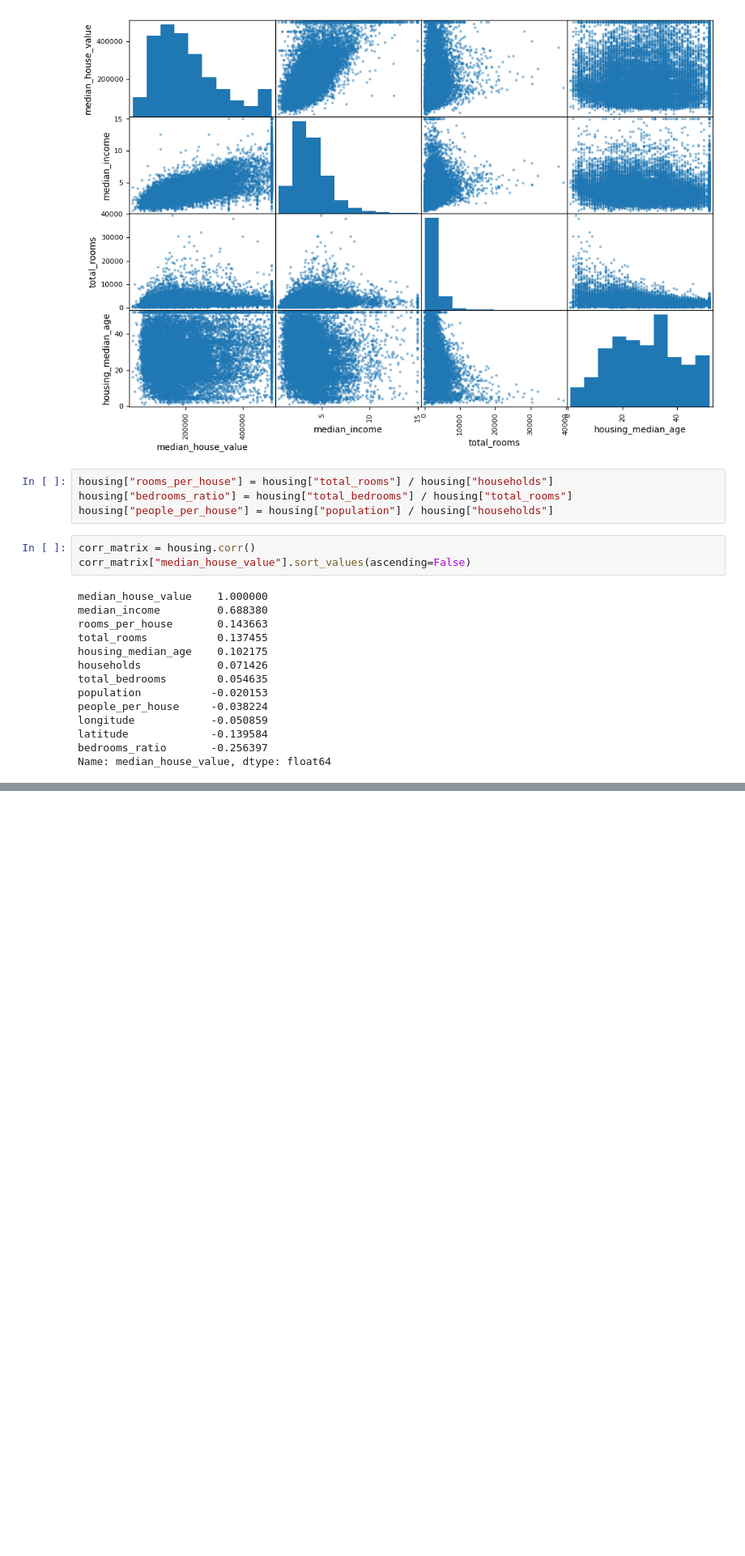
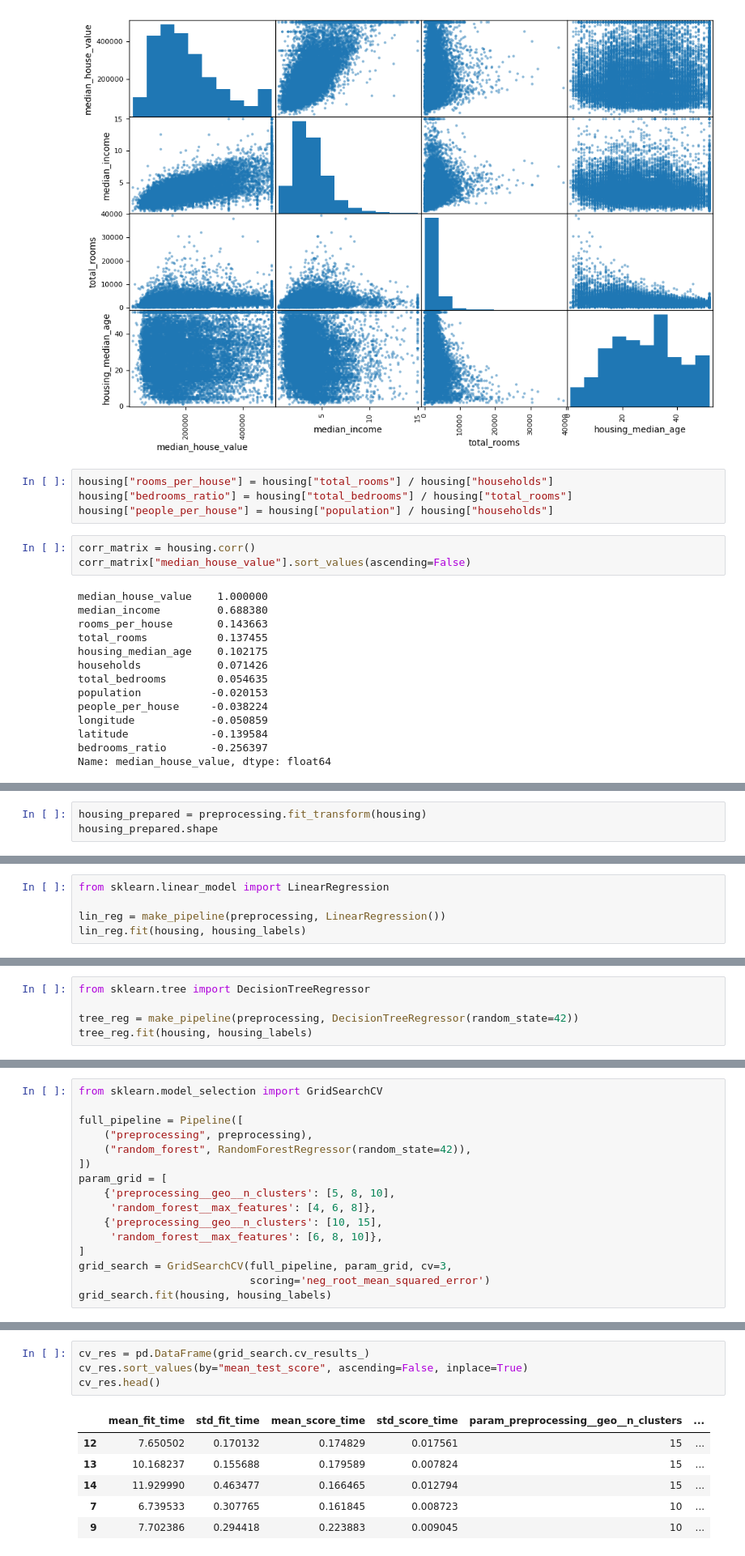
Before and after one commit to PratikHotchandani22/HandsOnML, a Jupyter notebook: Chapter 2/Untitled.ipynb, the cells around one changed output, grey strips where cells are left out. Shown at 81% size. Drawn from its saved outputs; the diff is of its cells as text; blank space fills up the shorter version.

```diff
--- a/Chapter 2/Untitled.ipynb
+++ b/Chapter 2/Untitled.ipynb
@@ -210,0 +448,3 @@ Name: median_house_value, dtype: float64
+# %%
+housing_prepared = preprocessing.fit_transform(housing)
+housing_prepared.shape
@@ -210,0 +468,5 @@ Name: median_house_value, dtype: float64
+# %%
+from sklearn.linear_model import LinearRegression
+
+lin_reg = make_pipeline(preprocessing, LinearRegression())
+lin_reg.fit(housing, housing_labels)
@@ -210,0 +503,5 @@ Name: median_house_value, dtype: float64
+# %%
+from sklearn.tree import DecisionTreeRegressor
+
+tree_reg = make_pipeline(preprocessing, DecisionTreeRegressor(random_state=42))
+tree_reg.fit(housing, housing_labels)
@@ -210,0 +573,16 @@ Name: median_house_value, dtype: float64
+# %%
+from sklearn.model_selection import GridSearchCV
+
+full_pipeline = Pipeline([
+    ("preprocessing", preprocessing),
+    ("random_forest", RandomForestRegressor(random_state=42)),
+])
+param_grid = [
+    {'preprocessing__geo__n_clusters': [5, 8, 10],
+     'random_forest__max_features': [4, 6, 8]},
+    {'preprocessing__geo__n_clusters': [10, 15],
+     'random_forest__max_features': [6, 8, 10]},
+]
+grid_search = GridSearchCV(full_pipeline, param_grid, cv=3,
+                           scoring='neg_root_mean_squared_error')
+grid_search.fit(housing, housing_labels)
@@ -210,0 +609,11 @@ Name: median_house_value, dtype: float64
+# %%
+cv_res = pd.DataFrame(grid_search.cv_results_)
+cv_res.sort_values(by="mean_test_score", ascending=False, inplace=True)
+cv_res.head()
+# %% [output]
+|  | mean_fit_time | std_fit_time | mean_score_time | std_score_time | param_preprocessing__geo__n_clusters | ... |
+| 12 | 7.650502 | 0.170132 | 0.174829 | 0.017561 | 15 | ... |
+| 13 | 10.168237 | 0.155688 | 0.179589 | 0.007824 | 15 | ... |
+| 14 | 11.929990 | 0.463477 | 0.166465 | 0.012794 | 15 | ... |
+| 7 | 6.739533 | 0.307765 | 0.161845 | 0.008723 | 10 | ... |
+| 9 | 7.702386 | 0.294418 | 0.223883 | 0.009045 | 10 | ... |
```
Also changed, not shown: parts of 52 cells of this notebook.
